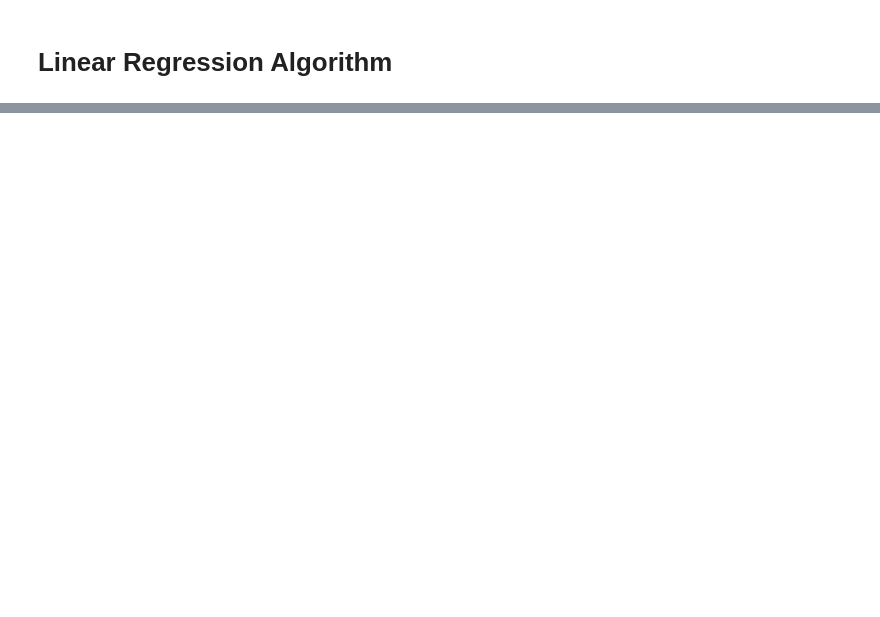
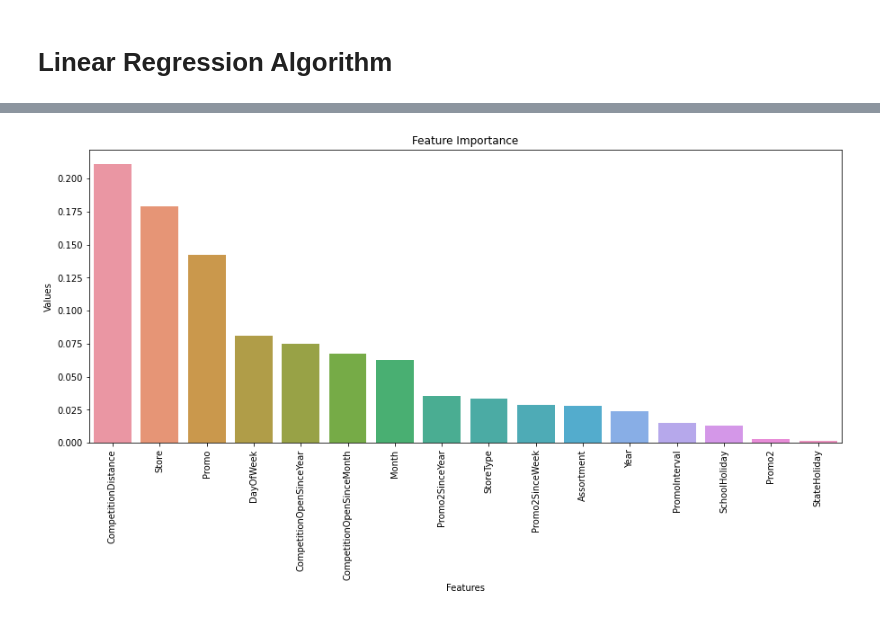
Before and after one commit to pavanibill/Hotel-booking-data-analysis, a Jupyter notebook: Pavani_of_Copy_of_Rossmann_Sales_Prediction_Capstone_Project.ipynb, the cells around one changed output, grey strips where cells are left out. Drawn from its saved outputs; the diff is of its cells as text; code cells hidden in the pictures; blank space fills up the shorter version.

```diff
--- a/Pavani_of_Copy_of_Rossmann_Sales_Prediction_Capstone_Project.ipynb
+++ b/Pavani_of_Copy_of_Rossmann_Sales_Prediction_Capstone_Project.ipynb
@@ -300,0 +635,4 @@ y_predict = np.append(prediction_open,prediction_closed)
+# %%
+# getting weights of all the features used in the data
+feature_importance = random_forest_model.feature_importances_
+feature_importance
@@ -300,0 +644,4 @@ y_predict = np.append(prediction_open,prediction_closed)
+# %%
+# features used
+columns = list(X_train.columns)
+columns
@@ -300,0 +665,4 @@ y_predict = np.append(prediction_open,prediction_closed)
+# %%
+# Lets make a dataframe consists of features and values
+feature_importance_df = pd.DataFrame({'Features':columns, 'Values':feature_importance})
+feature_importance_df
@@ -300,0 +687,3 @@ y_predict = np.append(prediction_open,prediction_closed)
+# %%
+feature_importance_df.sort_values(by=["Values"], inplace=True, ascending=False)
+feature_importance_df
@@ -300,0 +708,11 @@ y_predict = np.append(prediction_open,prediction_closed)
+# %%
+# Feature Importance
+plt.figure(figsize=(15,6))
+
+sns.barplot(x=feature_importance_df['Features'], y=feature_importance_df['Values'],
+            data = feature_importance_df ).set(title='Feature Importance')
+
+plt.xticks(rotation=90)
+plt.show()
+# %% [output]
+[figure, added]
```
Also changed, not shown: parts of 44 cells of this notebook.
